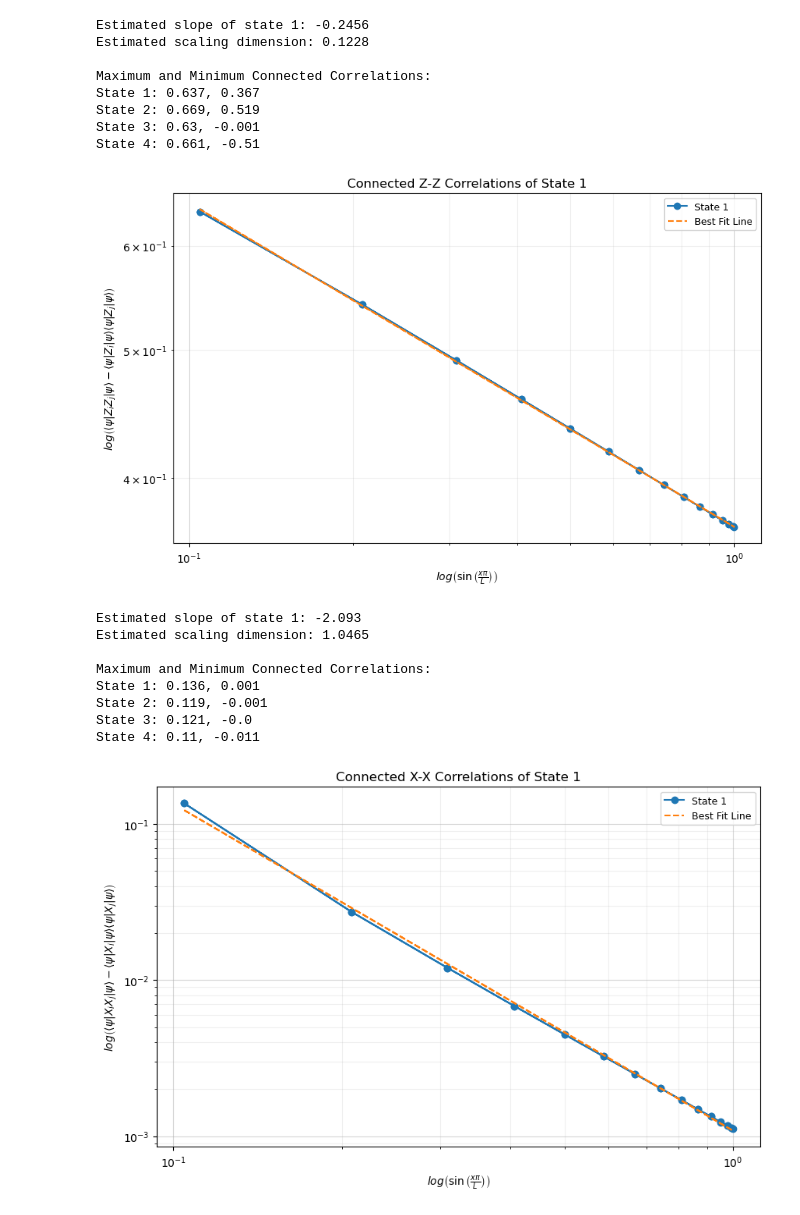
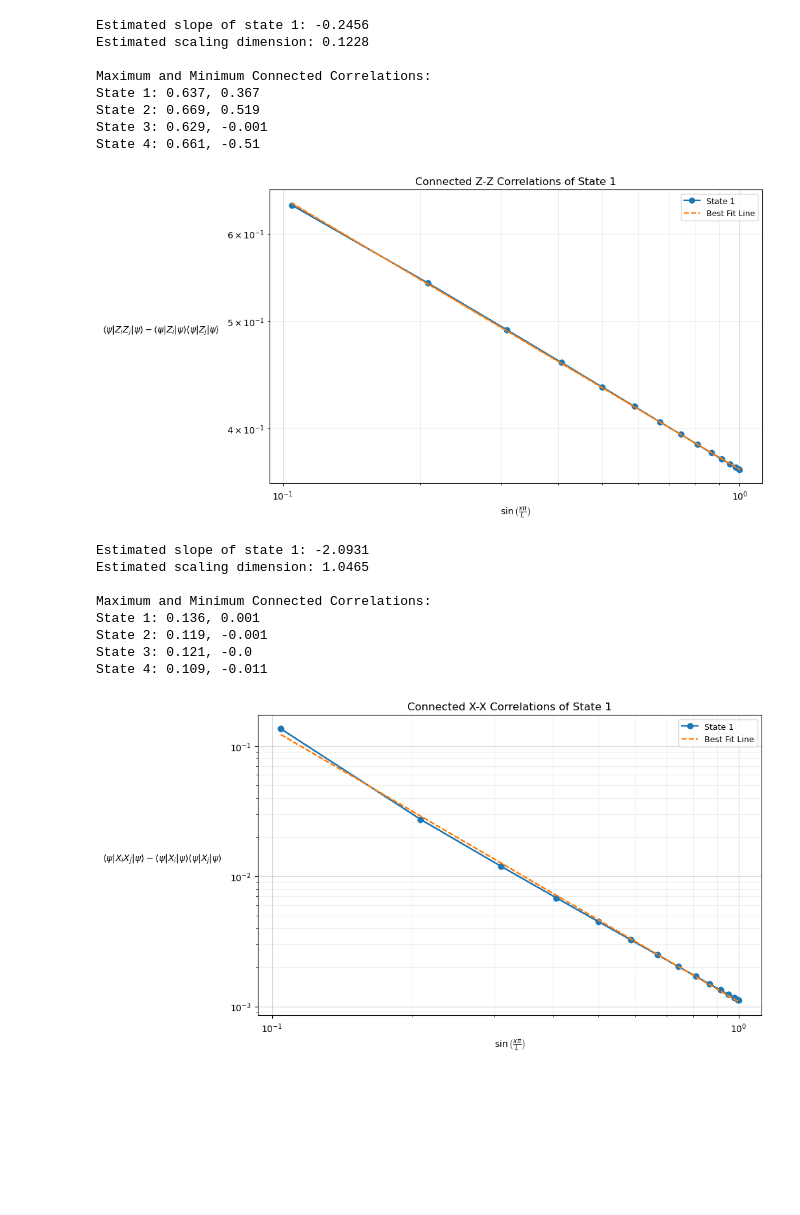
Before and after one commit to wholdhus/majorana_chain_dynamics, a Jupyter notebook: Majorana Chain Dynamics.ipynb, the cells around one changed output. Drawn from its saved outputs; the diff is of its cells as text; code cells hidden in the pictures; blank space fills up the shorter version.

```diff
--- a/Majorana Chain Dynamics.ipynb
+++ b/Majorana Chain Dynamics.ipynb
@@ -251,4 +361,6 @@ State 4: 0.536, 0.352
 # %%
+# Connected Z-Z Correlations
+
 using PythonPlot, LaTeXStrings, Statistics
 
 plot_toggle = true
@@ -284,8 +396,8 @@ if plot_toggle == true
          label="State $(sorted_indices[select_state])")
 
     xscale("log"); yscale("log")
-    xlabel(L"log\left(\sin{\left(\frac{x\pi}{L}\right)}\right)")
-    ylabel(L"log\left(⟨\psi|Z_iZ_j|\psi⟩-⟨\psi|Z_i|\psi⟩⟨\psi|Z_j|\psi⟩\right)")
+    xlabel(L"\sin{\left(\frac{x\pi}{L}\right)}")
+    ylabel(L"\langle\psi|Z_iZ_j|\psi\rangle - \langle\psi|Z_i|\psi\rangle \langle\psi|Z_j|\psi\rangle", rotation=0, labelpad=75)
     title("Connected Z-Z Correlations of State $(sorted_indices[select_state])")
 
     # X and Y coordinates plotted on the log–log graph
@@ -316,38 +428,40 @@ else
     # Plot all states normally
     for i in 1:R
         x[i] = collect(1:length(ZZCC[i]))
         plot(x[i], ZZCC[i], marker="o", linestyle="-", linewidth=1.5,
              label="State $(sorted_indices[i])")
     end
 
-    xlabel(L"L")
-    ylabel(L"⟨\psi|Z_iZ_j|\psi⟩-⟨\psi|Z_i|\psi⟩⟨\psi|Z_j|\psi⟩")
+    xlabel(L"L", labelpad=15)
+    ylabel(L"\langle\psi|Z_iZ_j|\psi\rangle - \langle\psi|Z_i|\psi\rangle \langle\psi|Z_j|\psi\rangle", rotation=0, labelpad=75)
     title("Connected Z-Z Correlations Between Site 1 and Site L")
 end
 
 legend(fontsize=9)
 grid(true, which="major", alpha=0.5)
 grid(true, which="minor", alpha=0.2)
 minorticks_on()
 
 # Print max and min values
 println("Maximum and Minimum Connected Correlations:")
 for i in 1:R
     println("State $(sorted_indices[i]): ",
             round(maximum(ZZCC[i]), digits=3), ", ",
             round(minimum(ZZCC[i]), digits=3))
 end
 # %% [output]
 Estimated slope of state 1: -0.2456
 Estimated scaling dimension: 0.1228
 
 Maximum and Minimum Connected Correlations:
 State 1: 0.637, 0.367
 State 2: 0.669, 0.519
-State 3: 0.63, -0.001
+State 3: 0.629, -0.001
 State 4: 0.661, -0.51
-[figure, old version]
+[figure, new version]
 # %%
+# Connected X-X Correlations
+
 using PythonPlot, LaTeXStrings, Statistics
 
 plot_toggle = true
@@ -383,8 +497,8 @@ if plot_toggle == true
          label="State $(sorted_indices[select_state])")
 
     xscale("log"); yscale("log")
-    xlabel(L"log\left(\sin{\left(\frac{x\pi}{L}\right)}\right)")
-    ylabel(L"log\left(⟨\psi|X_iX_j|\psi⟩-⟨\psi|X_i|\psi⟩⟨\psi|X_j|\psi⟩\right)")
+    xlabel(L"\sin{\left(\frac{x\pi}{L}\right)}")
+    ylabel(L"\langle\psi|X_iX_j|\psi\rangle - \langle\psi|X_i|\psi\rangle \langle\psi|X_j|\psi\rangle", rotation=0, labelpad=75)
     title("Connected X-X Correlations of State $(sorted_indices[select_state])")
 
     # X and Y coordinates plotted on the log–log graph
@@ -419,8 +533,8 @@ else
              label="State $(sorted_indices[i])")
     end
 
-    xlabel(L"L")
-    ylabel(L"⟨\psi|X_iX_j|\psi⟩-⟨\psi|X_i|\psi⟩⟨\psi|X_j|\psi⟩")
+    xlabel(L"L", labelpad=15)
+    ylabel(L"\langle\psi|X_iX_j|\psi\rangle - \langle\psi|X_i|\psi\rangle \langle\psi|X_j|\psi\rangle", rotation=0, labelpad=75)
     title("Connected X-X Correlations Between Site 1 and Site L")
 end
 
@@ -437,12 +551,12 @@ for i in 1:R
             round(minimum(XXCC[i]), digits=3))
 end
 # %% [output]
-Estimated slope of state 1: -2.093
+Estimated slope of state 1: -2.0931
 Estimated scaling dimension: 1.0465
 
 Maximum and Minimum Connected Correlations:
 State 1: 0.136, 0.001
 State 2: 0.119, -0.001
 State 3: 0.121, -0.0
-State 4: 0.11, -0.011
+State 4: 0.109, -0.011
-[figure, old version]
+[figure, new version]
```
Also changed, not shown: parts of 4 cells of this notebook.
